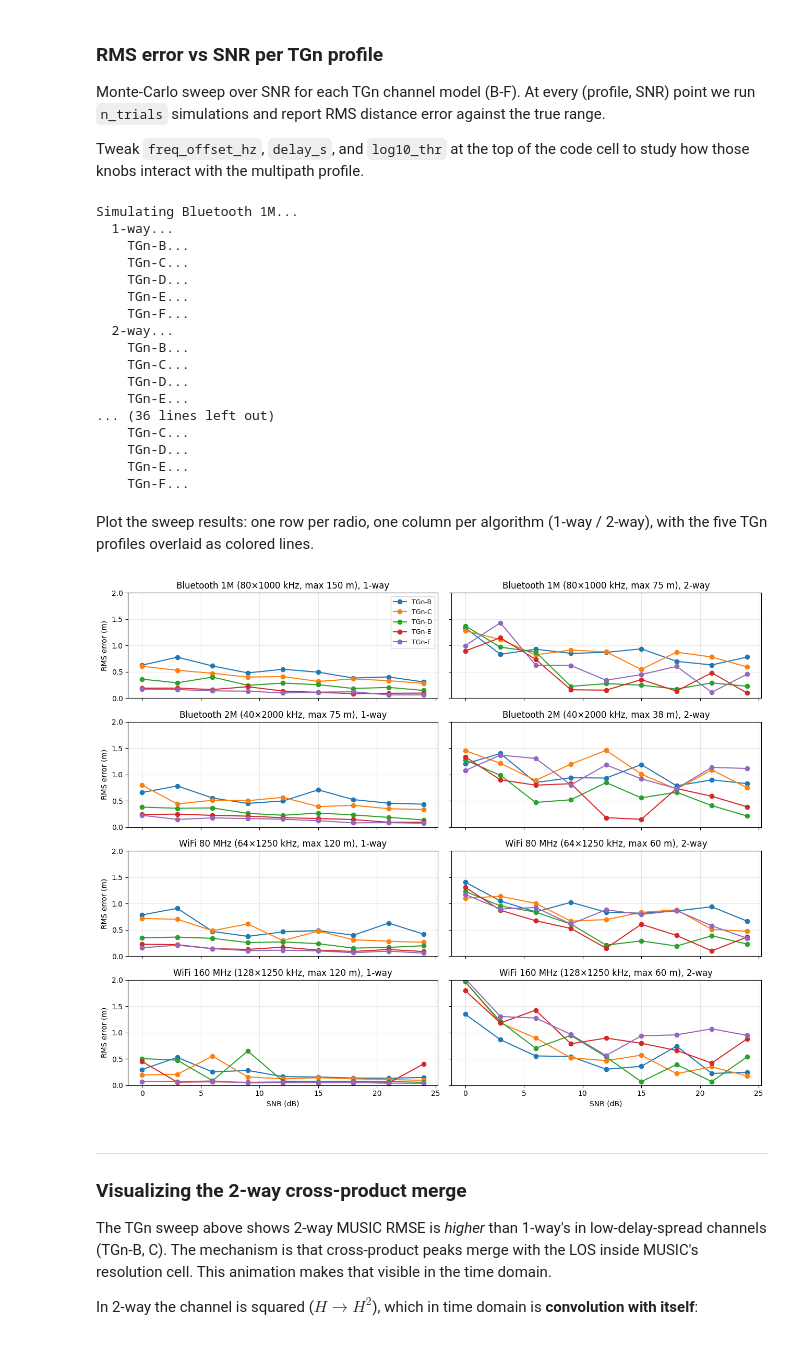
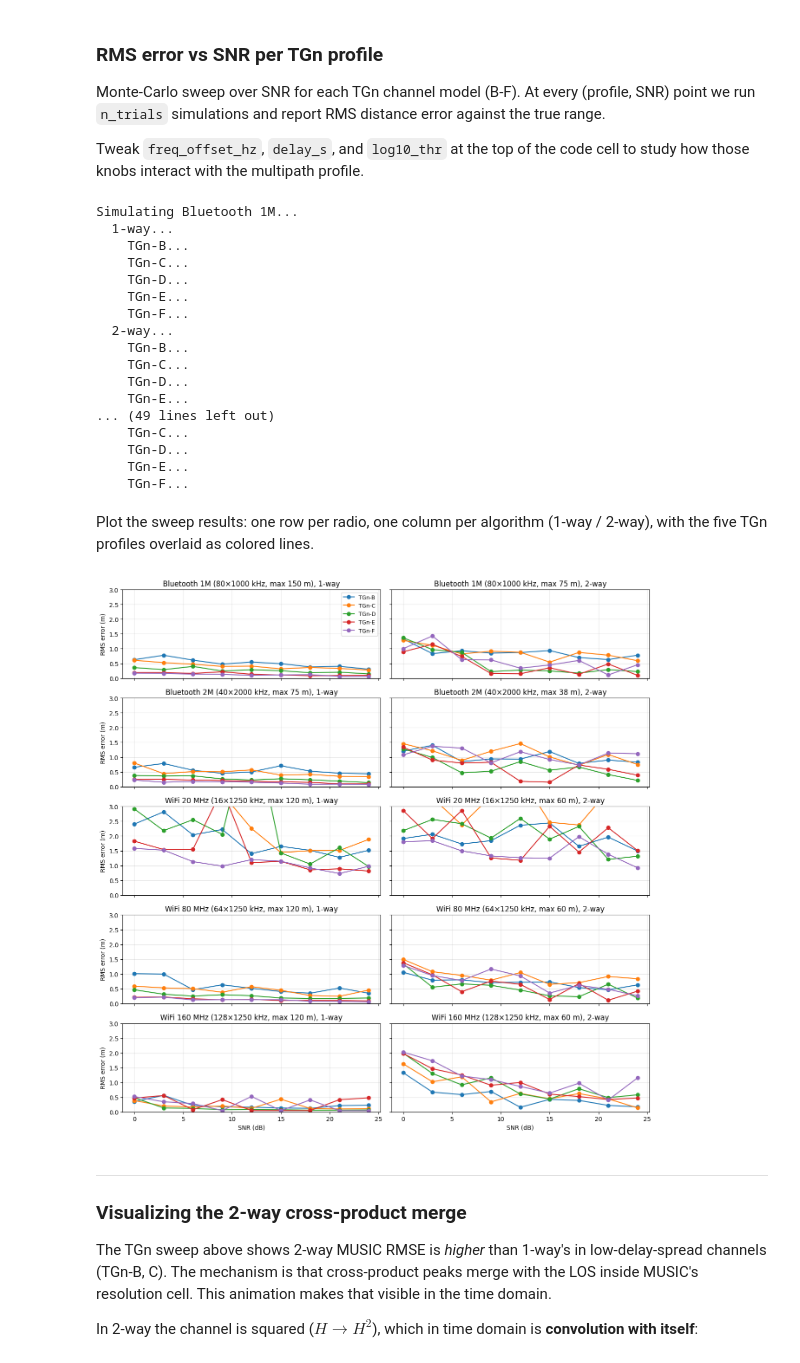
Before and after one commit to jelenesm/trilateration, a Jupyter notebook: distance.ipynb, the cells around one changed output. Cells and saved outputs as stored; diff of their text form; code cells hidden in the pictures.

```diff
--- a/distance.ipynb
+++ b/distance.ipynb
@@ -926,6 +926,7 @@ snr_db_grid  = np.arange(0, 27, 3)
 RADIOS = [
     ('Bluetooth 1M',  80, 1000.0),
     ('Bluetooth 2M',  40, 2000.0),
+    ('WiFi 20 MHz',   16, 1250.0),
     ('WiFi 80 MHz',   64, 1250.0),
     ('WiFi 160 MHz', 128, 1250.0),
 ]
@@ -984,7 +985,7 @@ Simulating Bluetooth 1M...
     TGn-C...
     TGn-D...
     TGn-E...
-... (36 lines left out)
+... (49 lines left out)
     TGn-C...
     TGn-D...
     TGn-E...
@@ -994,28 +995,28 @@ Plot the sweep results: one row per radio, one column per algorithm (1-way / 2-w
 # %%
 # === Plot: rows = radio, cols = algorithm; TGn profiles overlaid ===
 fig, axes = plt.subplots(len(RADIOS), len(algs),
                          figsize=(13, 2.6 * len(RADIOS)),
                          sharex=True, sharey=True, squeeze=False)
 for r, (label, n_tones_r, spacing_khz) in enumerate(RADIOS):
     for col, alg in enumerate(algs):
         ax = axes[r, col]
         for prof in profiles:
             ax.plot(snr_db_grid, results[label][alg][prof], 'o-',
                     label=f'TGn-{prof}')
         round_trip = 2.0 if alg == '2-way' else 1.0
         max_range = c / (2 * spacing_khz * 1e3 * round_trip)
         ax.set_title(f'{label} ({n_tones_r}×{spacing_khz:g} kHz, max {max_range:.0f} m), {alg}')
         ax.grid(True, which='both', alpha=0.3)
-        ax.set_ylim(0, 2.0)
+        ax.set_ylim(0, 3.0)
         if r == axes.shape[0] - 1:
             ax.set_xlabel('SNR (dB)')
         if col == 0:
             ax.set_ylabel('RMS error (m)')
 axes[0, 0].legend(fontsize=9)
 plt.tight_layout()
 plt.show()
 # %% [output]
-[figure, old version]
+[figure, new version]
 # %% [markdown]
 ---
 
```
Also changed, not shown: parts of 1 cell of this notebook, 3 other files.
